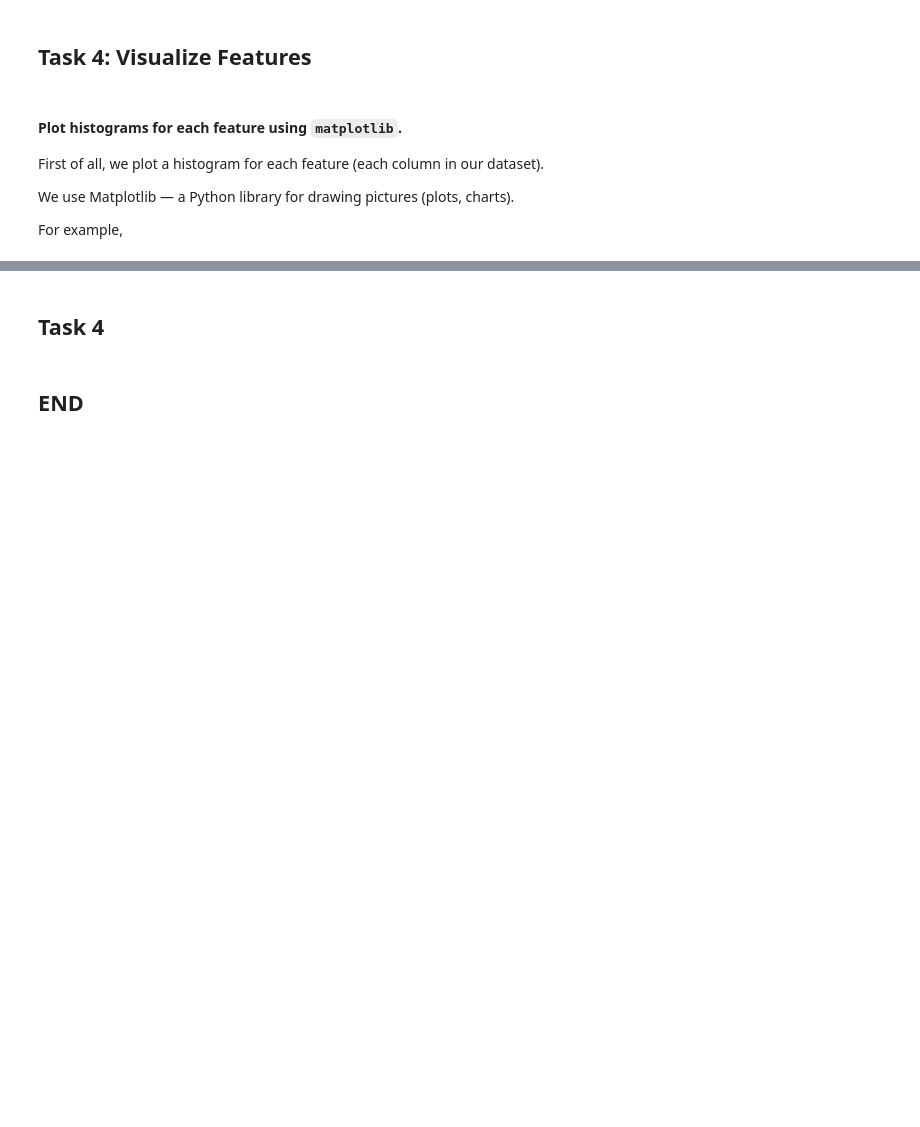
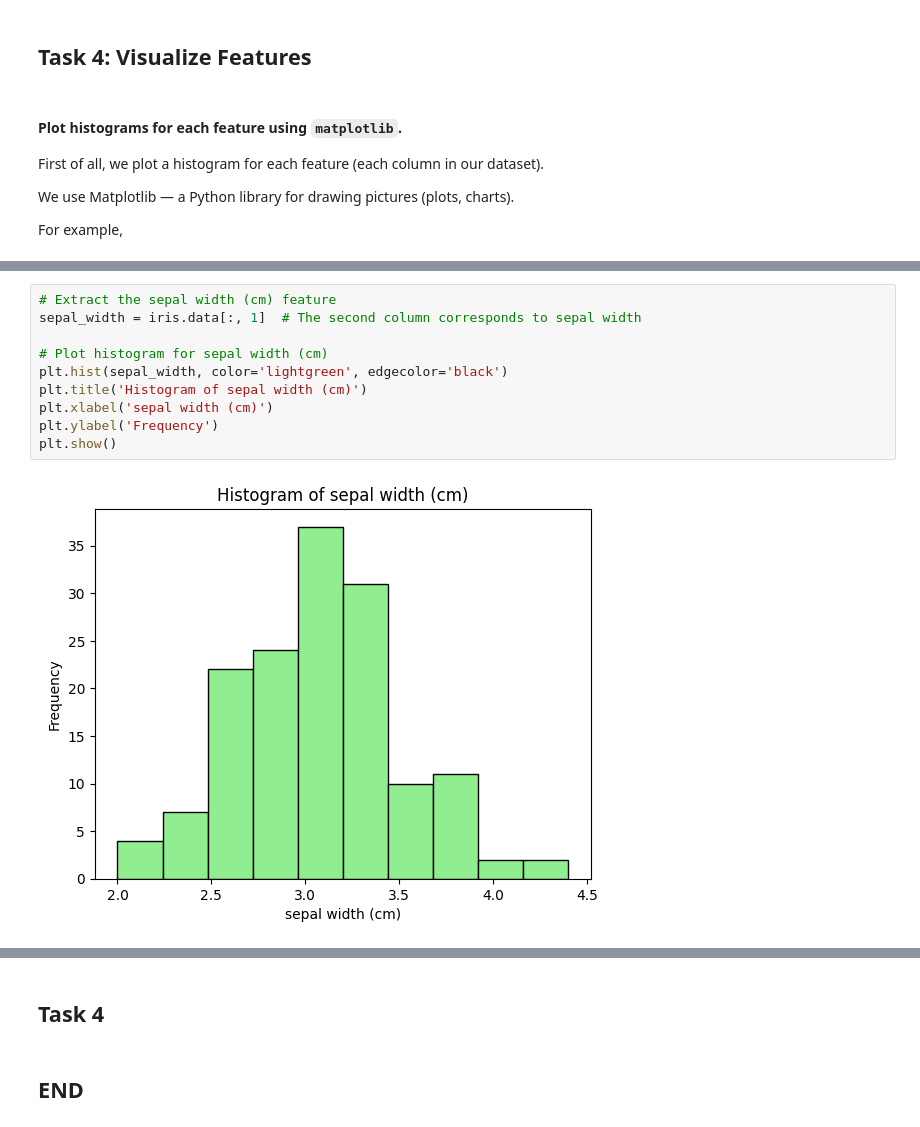
Before and after one commit to Svitlana937/Svit_Koz_DA, a Jupyter notebook: tasks.ipynb, the cells around one changed output, grey strips where cells are left out. Saved outputs shown, nothing was run; the diff lists cells and outputs as text; blank space fills up the shorter version.

```diff
--- a/tasks.ipynb
+++ b/tasks.ipynb
@@ -251,0 +220,12 @@ FileNotFoundError: [Errno 2] No such file or directory: 'data.csv'
+# %%
+# Extract the sepal width (cm) feature
+sepal_width = iris.data[:, 1]  # The second column corresponds to sepal width
+
+# Plot histogram for sepal width (cm)
+plt.hist(sepal_width, color='lightgreen', edgecolor='black')
+plt.title('Histogram of sepal width (cm)')
+plt.xlabel('sepal width (cm)')
+plt.ylabel('Frequency')
+plt.show()
+# %% [output]
+[figure, added]
```
Also changed, not shown: parts of 5 cells of this notebook.
